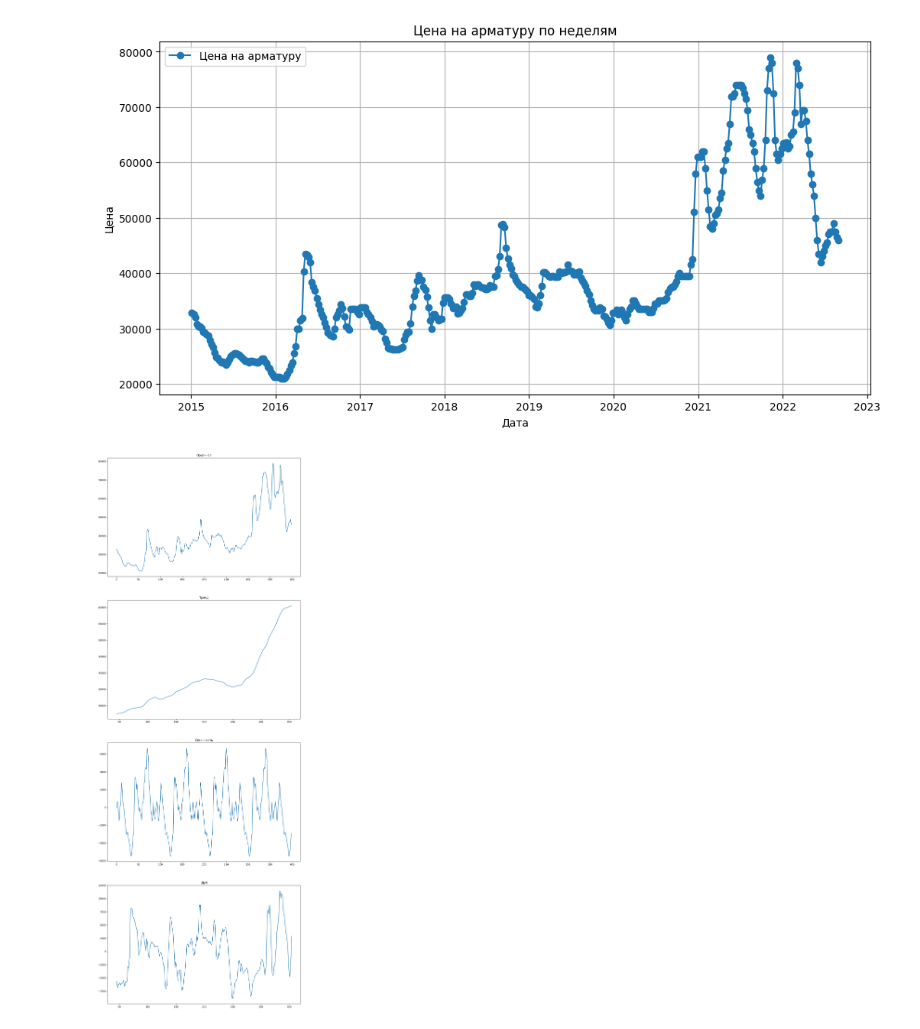
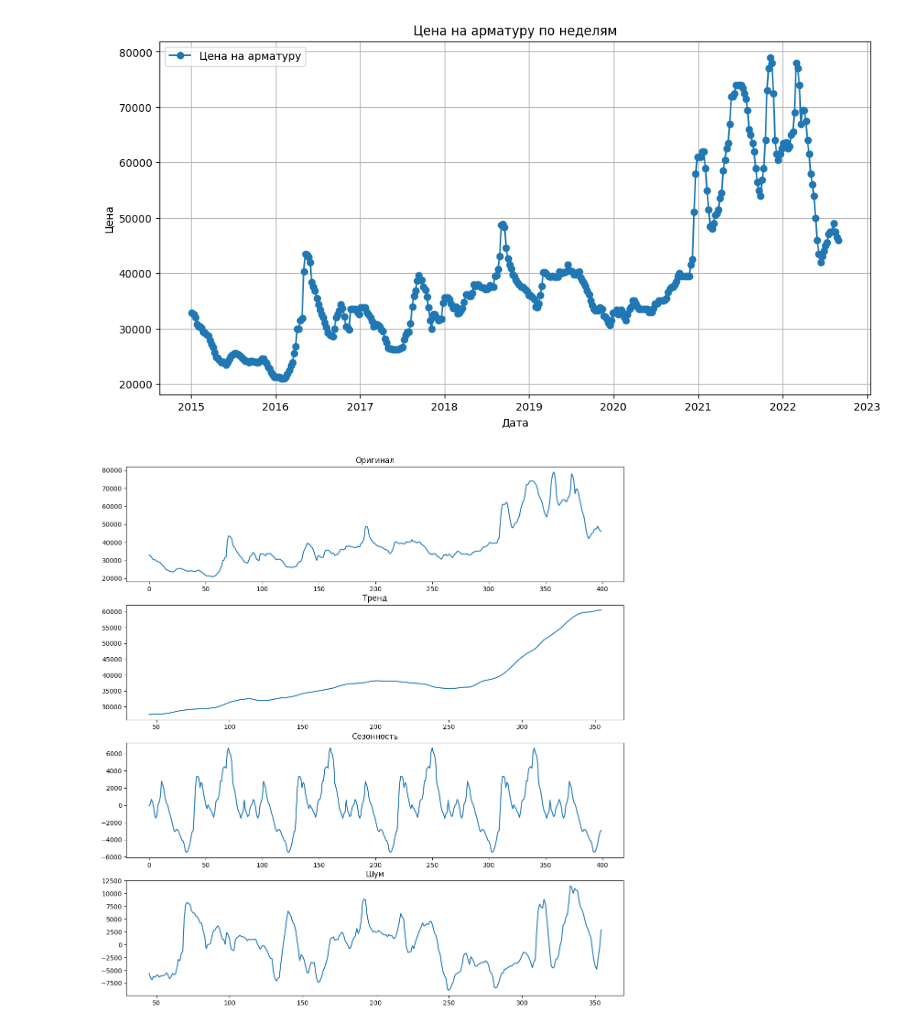
Before and after one commit to mrsoning/Intensive_3, a Jupyter notebook: Daniil/Baselane mrsoning.ipynb, the cells around one changed output. Saved outputs shown, nothing was run; the diff lists cells and outputs as text; code cells hidden in the pictures.

```diff
--- a/Daniil/Baselane mrsoning.ipynb
+++ b/Daniil/Baselane mrsoning.ipynb
@@ -35,9 +52,6 @@ train_df.describe()
 | 75% | 2020-09-29 18:00:00 | 42000.000000 |
 | max | 2022-08-29 00:00:00 | 79000.000000 |
 | std | NaN | 13407.979668 |
-# %%
-# Удаление строк с пропусками
-train_df.dropna(inplace=True)
 # %%
 # Визуализация цен на арматуру
 plt.figure(figsize=(12, 6))
@@ -53,17 +67,17 @@ plt.show()
 # %%
 # Разложим ряд на компоненты и ответим: Есть ли у данного ряда тренд? Есть ли у данного ряда сезонность?
 from statsmodels.tsa.seasonal import seasonal_decompose
-fig, ax = plt.subplots(nrows=4, ncols=1, figsize=(14, 40))
+fig, ax = plt.subplots(nrows=4, ncols=1, figsize=(14, 15))
 decompose = seasonal_decompose(train_df[['Цена на арматуру']], period=90)
 
 ax[0].set_title('Оригинал')
 ax[1].set_title('Тренд')
 ax[2].set_title('Сезонность')
 ax[3].set_title('Шум')
 
 decompose.observed.plot(ax=ax[0])
 decompose.trend.plot(ax=ax[1])
 decompose.seasonal.plot(ax=ax[2])
 decompose.resid.plot(ax=ax[3]);
 # %% [output]
-[figure, old version]
+[figure, new version]
```
Also changed, not shown: parts of 8 cells of this notebook, 4 other files.
